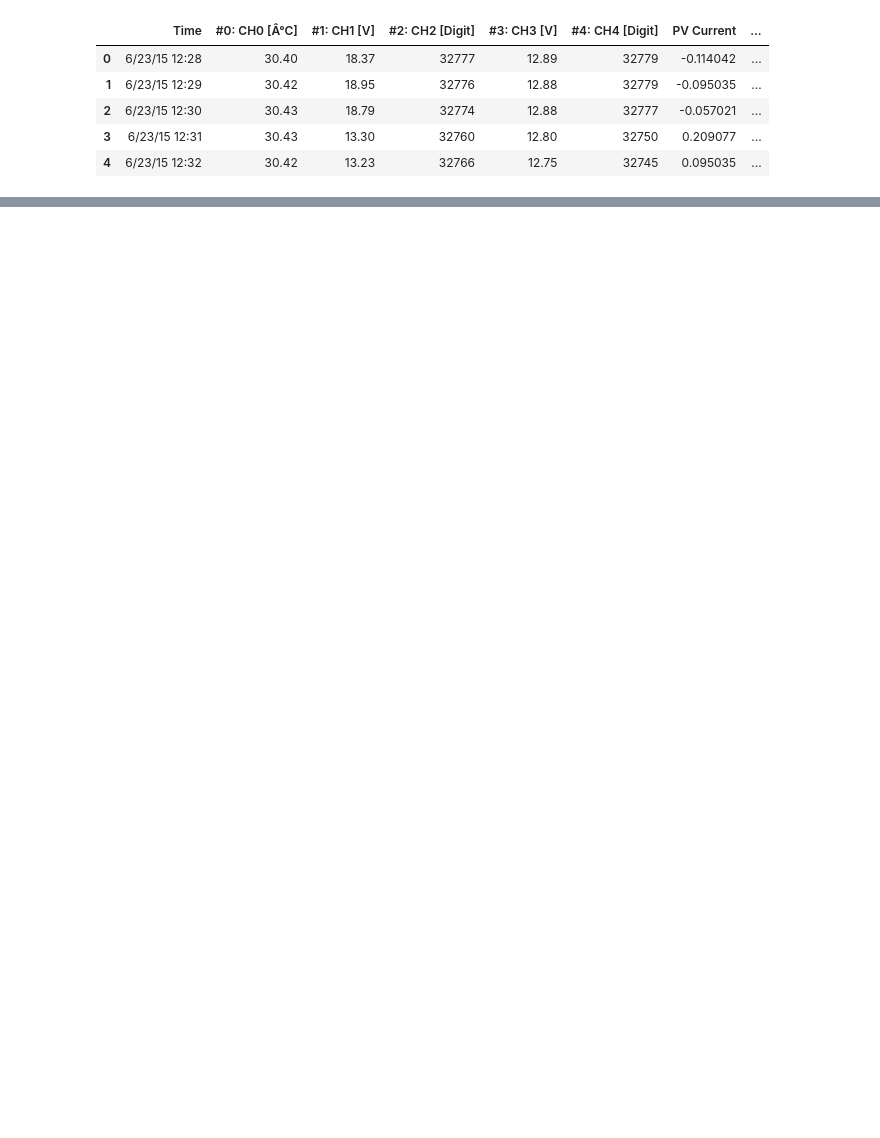
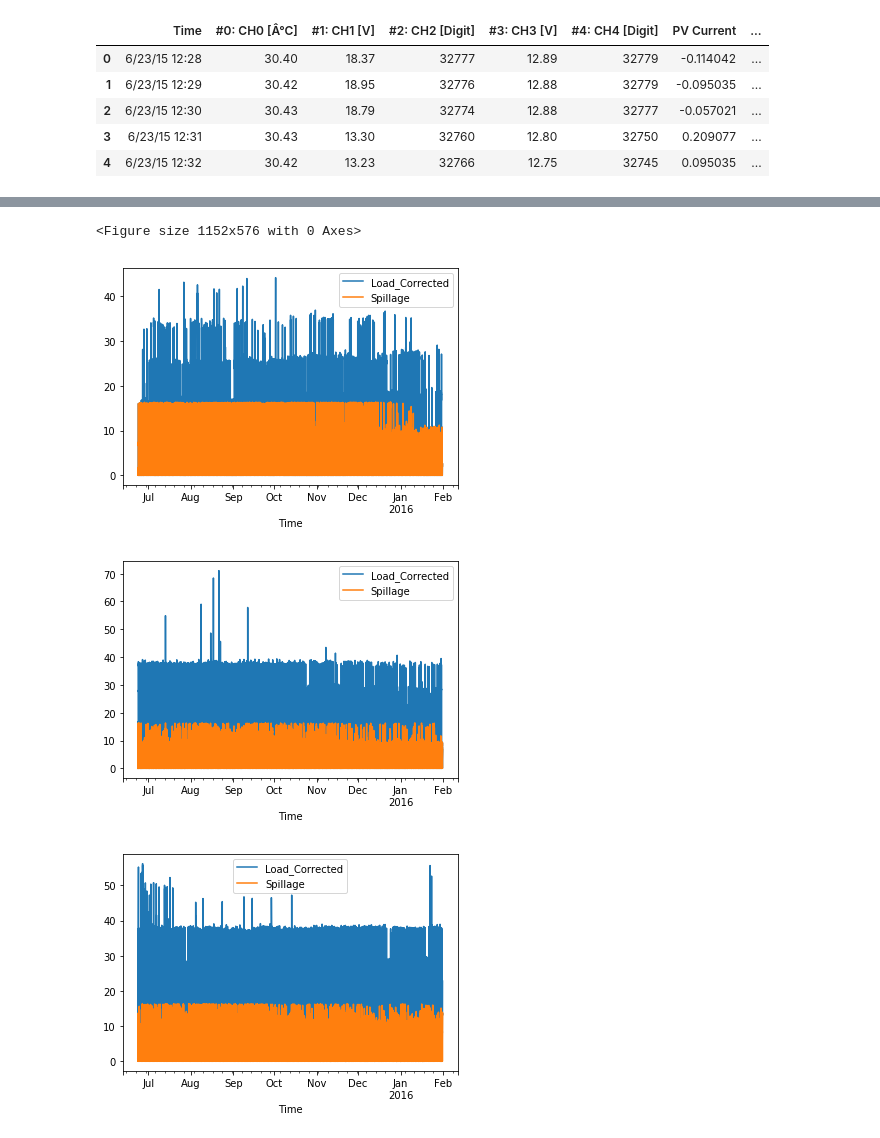
Before and after one commit to natwille1/Solar_Energy_Prediction, a Jupyter notebook: india_dataset_processing.ipynb, the cells around one changed output, grey strips where cells are left out. Saved outputs shown, nothing was run; the diff lists cells and outputs as text; code cells hidden in the pictures; blank space fills up the shorter version.

```diff
--- a/india_dataset_processing.ipynb
+++ b/india_dataset_processing.ipynb
@@ -71,17 +74,36 @@ house['Load'] = house['PV_Power'] + house['Battery_Power']
 
 # Set negative load values to 0
 house['Load_Corrected'] = np.where(house['Load'] < 0, 0, house['Load'])
+
+# Calculate load values
+
+house2['PV_Power'] = house2['PV_V'] * house2['PV_Current']
+house2['Battery_Power'] = house2['Battery_V'] * house2['Battery_Current']
+house2['Load'] = house2['PV_Power'] + house2['Battery_Power']
+
+# Set negative load values to 0
+house2['Load_Corrected'] = np.where(house2['Load'] < 0, 0, house2['Load'])
+
+# Calculate load values
+
+house3['PV_Power'] = house3['PV_V'] * house3['PV_Current']
+house3['Battery_Power'] = house3['Battery_V'] * house3['Battery_Current']
+house3['Load'] = house3['PV_Power'] + house3['Battery_Power']
+
+# Set negative load values to 0
+house3['Load_Corrected'] = np.where(house3['Load'] < 0, 0, house3['Load'])
 # %%
 # Calculate Rough Proxy for Irradiance
 
 # Assumptions
-pv_eff = .15 # efficiency
+pv_eff = 0.15 # efficiency
 pv_power = 70 # watts, TPS panel
-pv_area = .467 # area of panel m2
+pv_area = 0.467 # area of panel m2
 cc_eff = 0.95 # charge controller efficiency
-
+#solar.irradiance_datalog(k) = (pv.power(k)./(solar.pv_eff*solar.pv_area))*(1/solar.cc_eff);
 house['Solar_Irradiance'] = (house['PV_Power'] / (pv_eff * pv_area)) * (1/cc_eff)
-house.head(5)
+house2['Solar_Irradiance'] = (house2['PV_Power'] / (pv_eff * pv_area)) * (1/cc_eff)
+house3['Solar_Irradiance'] = (house3['PV_Power'] / (pv_eff * pv_area)) * (1/cc_eff)
 
 # Separate Spillage from Load
 # Only day-time appliance
@@ -102,3 +124,17 @@ house['Spillage'] = np.where(house['Load_Corrected'] < fan_90_ci_upper, house['L
 house['Time'] = pd.to_datetime(house['Time'])
 house_time = house.set_index(house['Time'])
 house_time.drop('Time', inplace=True, axis=1)
+
+house2['Spillage'] = np.where((house2['Solar_Irradiance'] > 0.05) & (house2['Load_Corrected'] < fan_90_ci_lower) | (house2['Load_Corrected'] > fan_90_ci_upper), house2['Load_Corrected'], 0)
+house2['Spillage'] = np.where(house2['Load_Corrected'] < fan_90_ci_upper, house2['Load_Corrected'], 0)
+
+house2['Time'] = pd.to_datetime(house2['Time'])
+house2_time = house2.set_index(house2['Time'])
+house2_time.drop('Time', inplace=True, axis=1)
+
+house3['Spillage'] = np.where((house3['Solar_Irradiance'] > 0.05) & (house3['Load_Corrected'] < fan_90_ci_lower) | (house3['Load_Corrected'] > fan_90_ci_upper), house3['Load_Corrected'], 0)
+house3['Spillage'] = np.where(house3['Load_Corrected'] < fan_90_ci_upper, house3['Load_Corrected'], 0)
+
+house3['Time'] = pd.to_datetime(house3['Time'])
+house3_time = house3.set_index(house3['Time'])
+house3_time.drop('Time', inplace=True, axis=1)
@@ -105,7 +162,14 @@ house_time.drop('Time', inplace=True, axis=1)
 # %%
 plt.figure(figsize=(16,8))
 # ax1 = plt.subplot(121)
 # ax2 = plt.subplot(122)
 house_time.loc[:,['Load_Corrected', 'Spillage']].plot(kind='line')
+house2_time.loc[:,['Load_Corrected', 'Spillage']].plot(kind='line')
+house3_time.loc[:,['Load_Corrected', 'Spillage']].plot(kind='line')
 #house2_time.loc[:,['Battery_Current','Battery_V']].plot(ax=ax2, kind='line')
 plt.show()
+# %% [output]
+<Figure size 1152x576 with 0 Axes>
+[figure, added]
+[figure, added]
+[figure, added]
```
Also changed, not shown: parts of 3 cells of this notebook, 1 other file.
